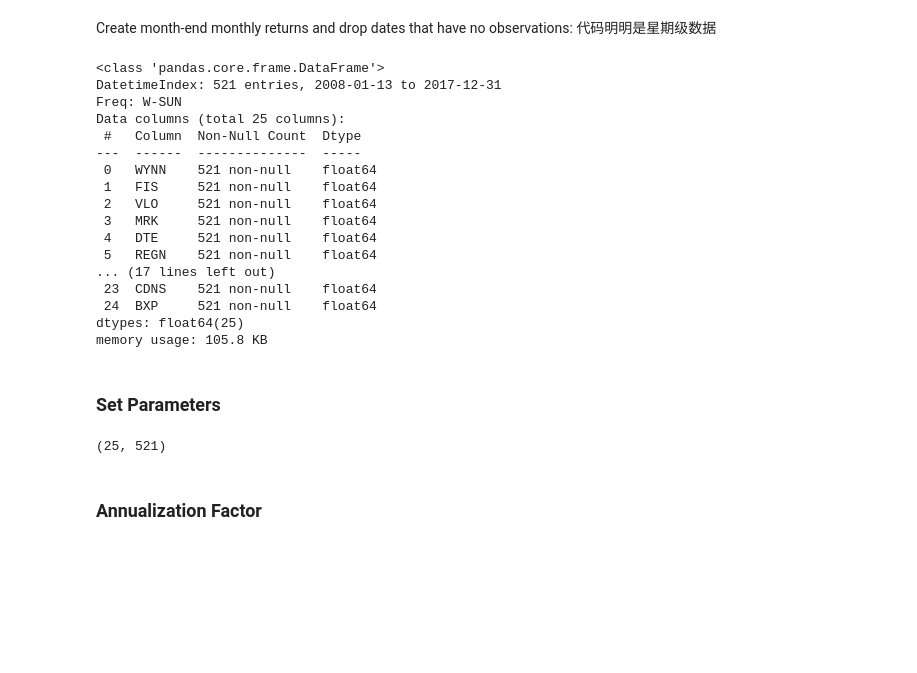
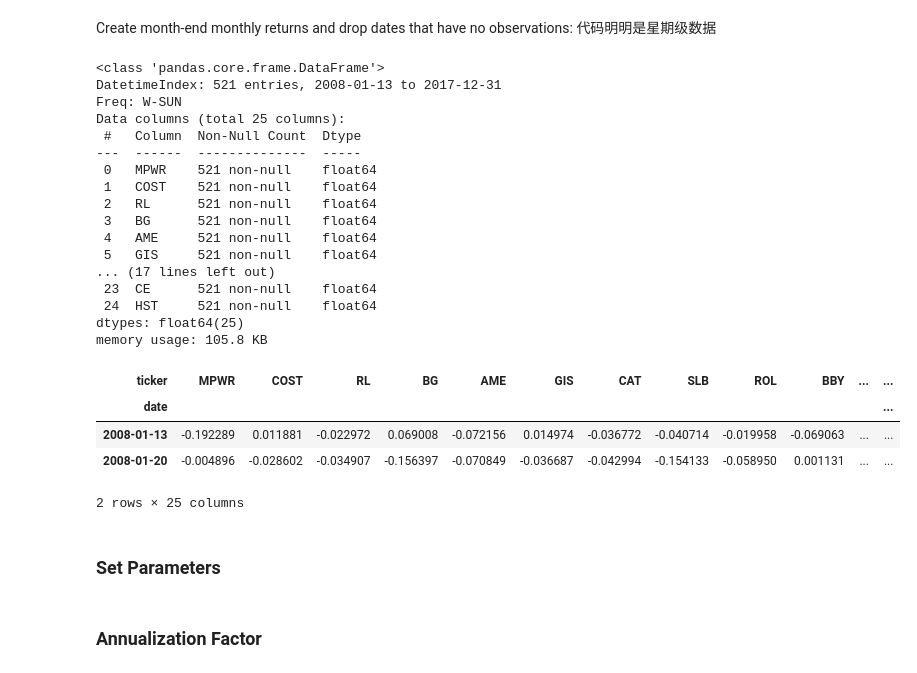
Before and after one commit to linuohn/Machine-Learning-for-Algorithmic-Trading-Second-Edition, a Jupyter notebook: 05_strategy_evaluation/04_mean_variance_optimization.ipynb, the cells around one changed output. Cells and saved outputs as stored; diff of their text form; code cells hidden in the pictures; blank space fills up the shorter version.

```diff
--- a/05_strategy_evaluation/04_mean_variance_optimization.ipynb
+++ b/05_strategy_evaluation/04_mean_variance_optimization.ipynb
@@ -75,27 +75,35 @@ end = 2017
 Create month-end monthly returns and drop dates that have no observations:
 代码明明是星期级数据
 # %%
+start, end = 2008, 2017
+
+# DatetimeIndex,兼容str类型？
 weekly_returns = prices.loc[f'{start}':f'{end}'].resample('W').last().pct_change().dropna(how='all') # 521 * 30
 weekly_returns = weekly_returns.dropna(axis=1)
 weekly_returns.info()
-weekly_returns.head()
+weekly_returns.head(2)
 # %% [output]
 <class 'pandas.core.frame.DataFrame'>
 DatetimeIndex: 521 entries, 2008-01-13 to 2017-12-31
 Freq: W-SUN
 Data columns (total 25 columns):
  #   Column  Non-Null Count  Dtype
 ---  ------  --------------  -----
- 0   WYNN    521 non-null    float64
- 1   FIS     521 non-null    float64
- 2   VLO     521 non-null    float64
- 3   MRK     521 non-null    float64
- 4   DTE     521 non-null    float64
- 5   REGN    521 non-null    float64
+ 0   MPWR    521 non-null    float64
+ 1   COST    521 non-null    float64
+ 2   RL      521 non-null    float64
+ 3   BG      521 non-null    float64
+ 4   AME     521 non-null    float64
+ 5   GIS     521 non-null    float64
 ... (17 lines left out)
- 23  CDNS    521 non-null    float64
- 24  BXP     521 non-null    float64
+ 23  CE      521 non-null    float64
+ 24  HST     521 non-null    float64
 dtypes: float64(25)
 memory usage: 105.8 KB
+| ticker | MPWR | COST | RL | BG | AME | GIS | CAT | SLB | ROL | BBY | ... | ... |
+| date |  |  |  |  |  |  |  |  |  |  |  | ... |
+| 2008-01-13 | -0.192289 | 0.011881 | -0.022972 | 0.069008 | -0.072156 | 0.014974 | -0.036772 | -0.040714 | -0.019958 | -0.069063 | ... | ... |
+| 2008-01-20 | -0.004896 | -0.028602 | -0.034907 | -0.156397 | -0.070849 | -0.036687 | -0.042994 | -0.154133 | -0.058950 | 0.001131 | ... | ... |
+2 rows × 25 columns
 # %% [markdown]
 ### Set  Parameters
@@ -104,5 +109,0 @@ stocks = weekly_returns.columns
-# %%
-n_obs, n_assets = weekly_returns.shape
-n_assets, n_obs
-# %% [output]
-(25, 521)
```
Also changed, not shown: parts of 26 cells of this notebook, 7 other files.
